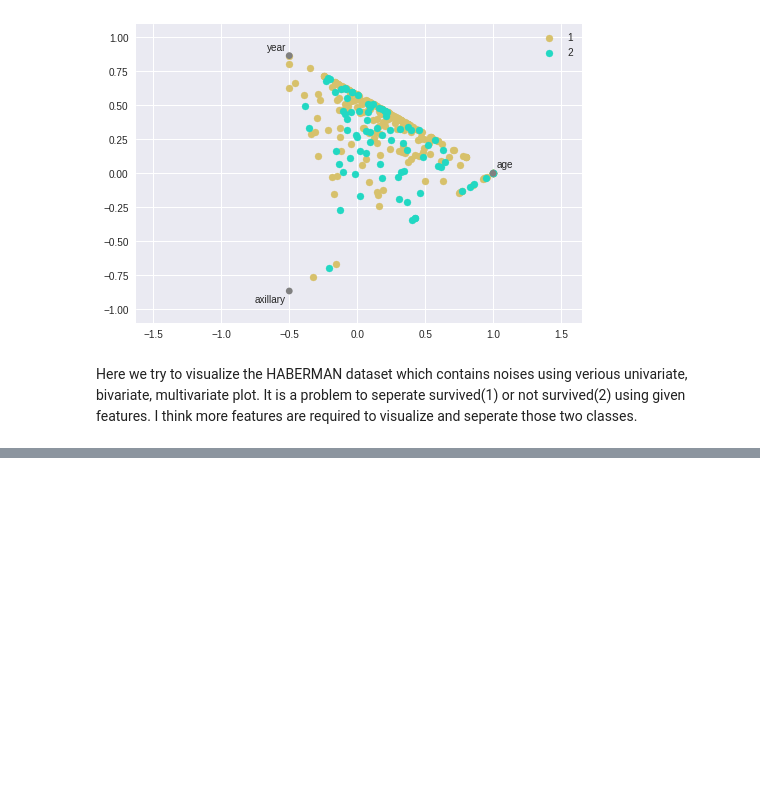
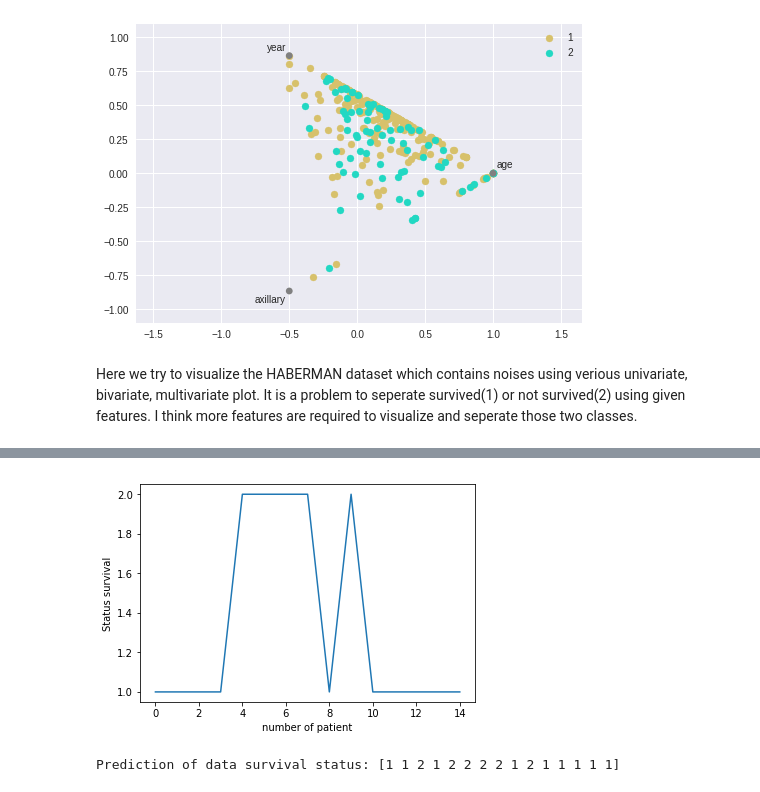
Before and after one commit to SUBHAMd13/COLLEGE-PROJECTS, a Jupyter notebook: HABERMAN SURVIVAL DATASET/HABERMAN SURVIVAL DATASET.ipynb, the cells around one changed output, grey strips where cells are left out. Saved outputs shown, nothing was run; the diff lists cells and outputs as text; code cells hidden in the pictures; blank space fills up the shorter version.

```diff
--- a/HABERMAN SURVIVAL DATASET/HABERMAN SURVIVAL DATASET.ipynb
+++ b/HABERMAN SURVIVAL DATASET/HABERMAN SURVIVAL DATASET.ipynb
@@ -293,0 +369,9 @@ Here we try to visualize the HABERMAN dataset which contains noises using veriou
+# %%
+nb =  GaussianNB()
+nb.fit(X_train, Y_train)
+predictions = nb.predict(X_validation)
+print("Accuracy: ",accuracy_score(Y_validation, predictions))
+print("Confusion Matrix: ")
+print(confusion_matrix(Y_validation, predictions))
+print("Classification Report: ")
+print(classification_report(Y_validation, predictions))
@@ -293,0 +390,9 @@ Here we try to visualize the HABERMAN dataset which contains noises using veriou
+# %%
+knn =  KNeighborsClassifier()
+knn.fit(X_train, Y_train)
+predictions = knn.predict(X_validation)
+print("Accuracy: ",accuracy_score(Y_validation, predictions))
+print("Confusion Matrix: ")
+print(confusion_matrix(Y_validation, predictions))
+print("Classification Report: ")
+print(classification_report(Y_validation, predictions))
@@ -293,0 +539,12 @@ Here we try to visualize the HABERMAN dataset which contains noises using veriou
+# %%
+plt.plot(prediction_knn)
+plt.ylabel('Status survival')
+plt.xlabel('number of patient')
+plt.show()
+# %% [output]
+[figure, added]
+# %%
+prediction_nb = nb.predict(df)
+print("Prediction of data survival status: {}".format(prediction_nb))
+# %% [output]
+Prediction of data survival status: [1 1 2 1 2 2 2 2 1 2 1 1 1 1 1]
```
Also changed, not shown: parts of 33 cells of this notebook.
